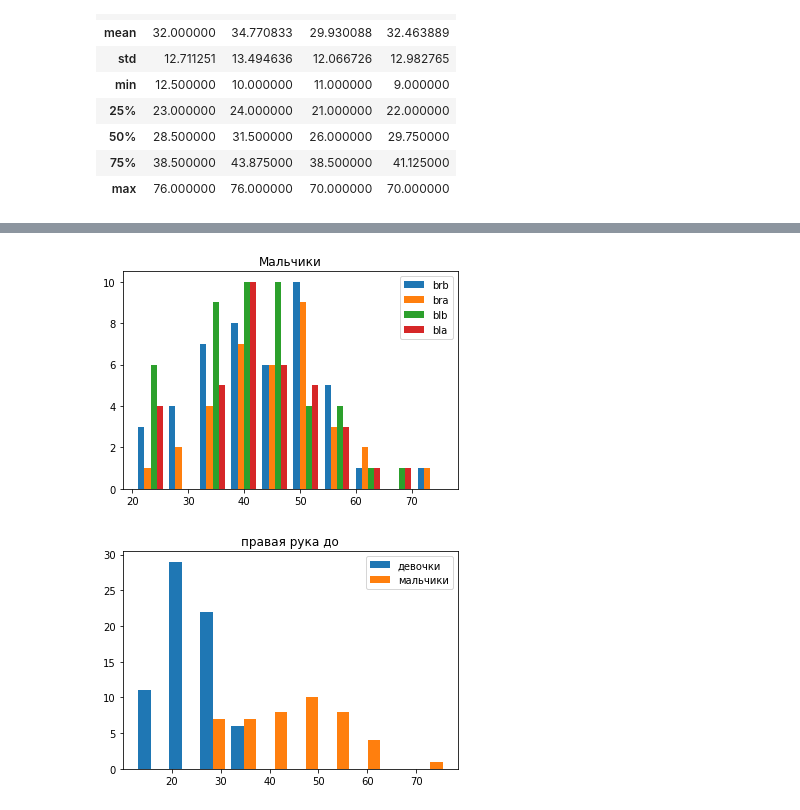
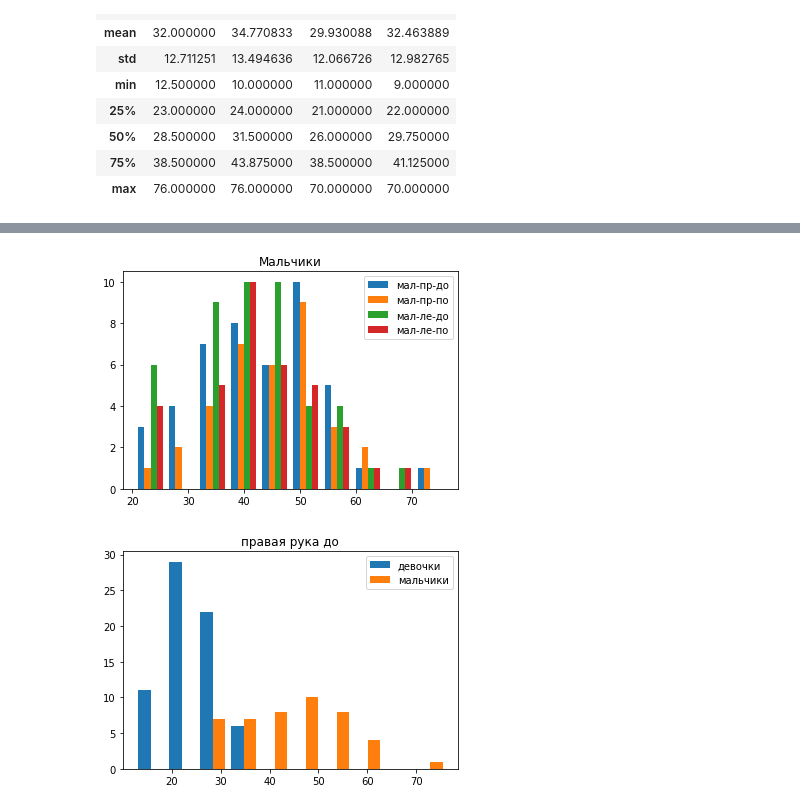
Before and after one commit to theaspect/statistics, a Jupyter notebook: work/hand.ipynb, the cells around one changed output, grey strips where cells are left out. Saved outputs shown, nothing was run; the diff lists cells and outputs as text; code cells hidden in the pictures.

```diff
--- a/work/hand.ipynb
+++ b/work/hand.ipynb
@@ -129,16 +151,16 @@ plt.show()
 # %%
 fig, ax = plt.subplots()
 ax.set_title("Мальчики")
 ax.hist([
-    df_brb,
-    df_bra,
-    df_blb,
-    df_bla,
-],label=["brb", "bra", "blb", "bla"])
+    df_brb, # мальчики правая до
+    df_bra, # мальчики правая после
+    df_blb, # мальчики левая до
+    df_bla, # мальчики левая после
+],label=["мал-пр-до", "мал-пр-по", "мал-ле-до", "мал-ле-по"])
 ax.legend(prop={'size': 10})
 plt.show()
 # %% [output]
-[figure, old version]
+[figure, new version]
 # %%
 fig, ax = plt.subplots()
 ax.set_title("правая рука до")
```
Also changed, not shown: parts of 48 cells of this notebook.
